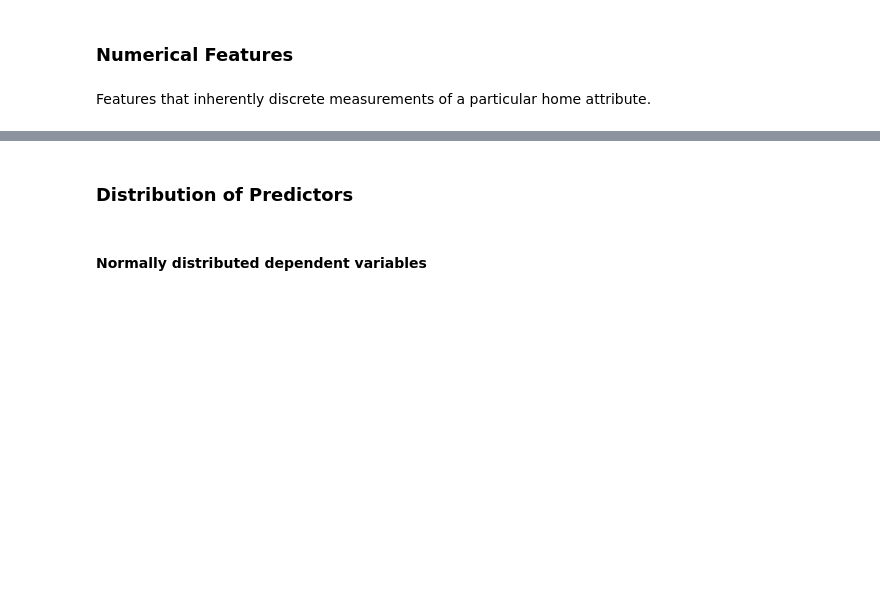
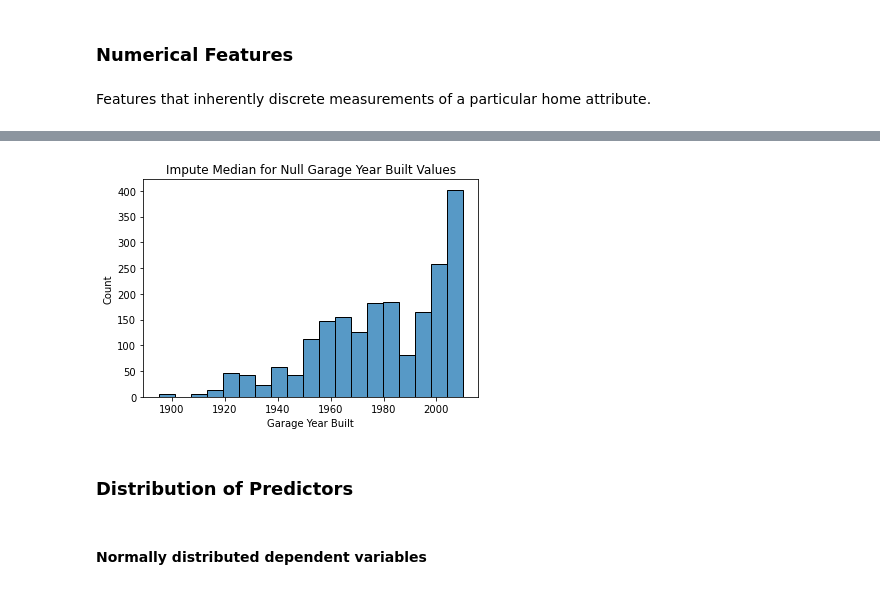
Before and after one commit to ethankuehl/Kaggle_housing_price_predictor, a Jupyter notebook: 01_EDA_and_Cleaning.ipynb, the cells around one changed output, grey strips where cells are left out. Cells and saved outputs as stored; diff of their text form; code cells hidden in the pictures; blank space fills up the shorter version.

```diff
--- a/01_EDA_and_Cleaning.ipynb
+++ b/01_EDA_and_Cleaning.ipynb
@@ -114,3 +220,10 @@ train['garage_yr_blt'].fillna(train['garage_yr_blt'].median(), inplace=True)
+# %%
+sns.histplot(data=train, x='garage_yr_blt')
+plt.title('Impute Median for Null Garage Year Built Values')
+plt.xlabel('Garage Year Built')
+plt.savefig('./figures/impute_median_garage_year_built.png', format='png');
+# %% [output]
+[figure, added]
 # %%
 # Imputing all other numerical nulls with 0
 
```
Also changed, not shown: parts of 49 cells of this notebook, 6 other files.
